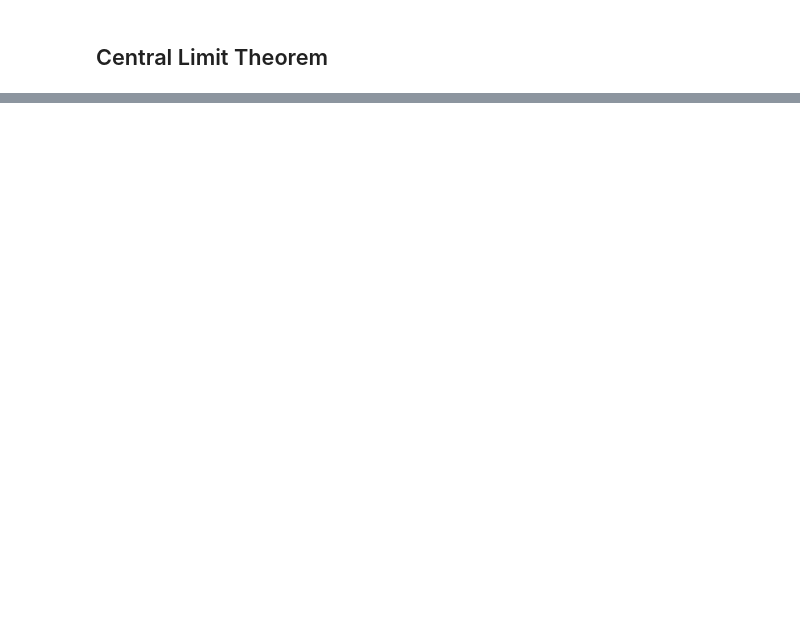
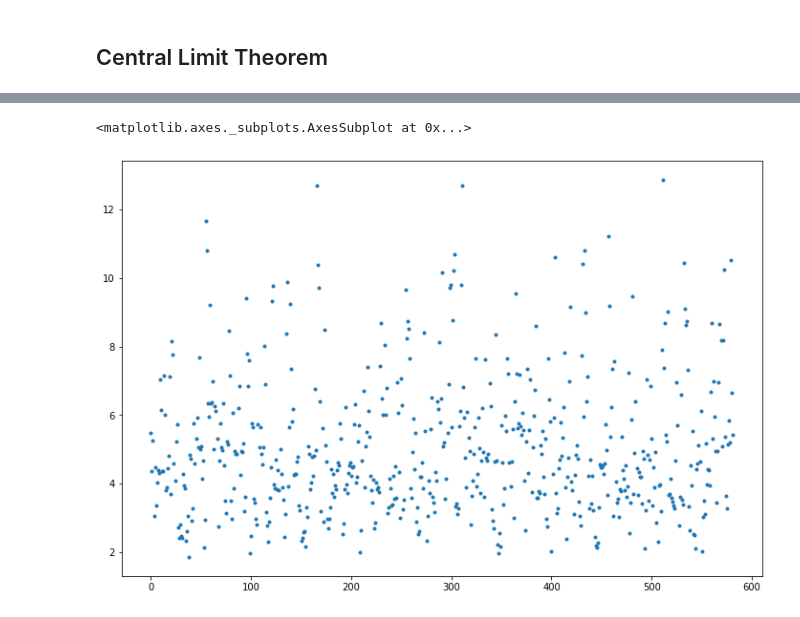
Before and after one commit to martinlarsalbert/Reliability-analysis-of-marine-structures, a Jupyter notebook: computer_exercises/python/exercise_2.ipynb, the cells around one changed output, grey strips where cells are left out. Drawn from its saved outputs; the diff is of its cells as text; code cells hidden in the pictures; blank space fills up the shorter version.

```diff
--- a/computer_exercises/python/exercise_2.ipynb
+++ b/computer_exercises/python/exercise_2.ipynb
@@ -85,0 +95,6 @@ ax.plot(values, density)
+# %%
+s = np.loadtxt(r'../Computer Exercise Data/stress.dat')
+time = pd.Series(np.arange(0,0.4*(len(s)), 0.4), name='time')
+stress = pd.Series(data=s, name='stress', index=time)
+
+stress.head()
@@ -85,0 +129,5 @@ ax.plot(values, density)
+# %%
+a = np.loadtxt(r'../Computer Exercise Data/atlantic.dat')
+Hs = pd.Series(data=s, name='Hs')
+
+Hs.describe()
@@ -85,0 +144,6 @@ ax.plot(values, density)
+# %%
+fig,ax=plt.subplots()
+Hs.plot(ax=ax, style='.')
+# %% [output]
+<matplotlib.axes._subplots.AxesSubplot at 0x...>
+[figure, added]
```
Also changed, not shown: parts of 19 cells of this notebook, 2 other files.
